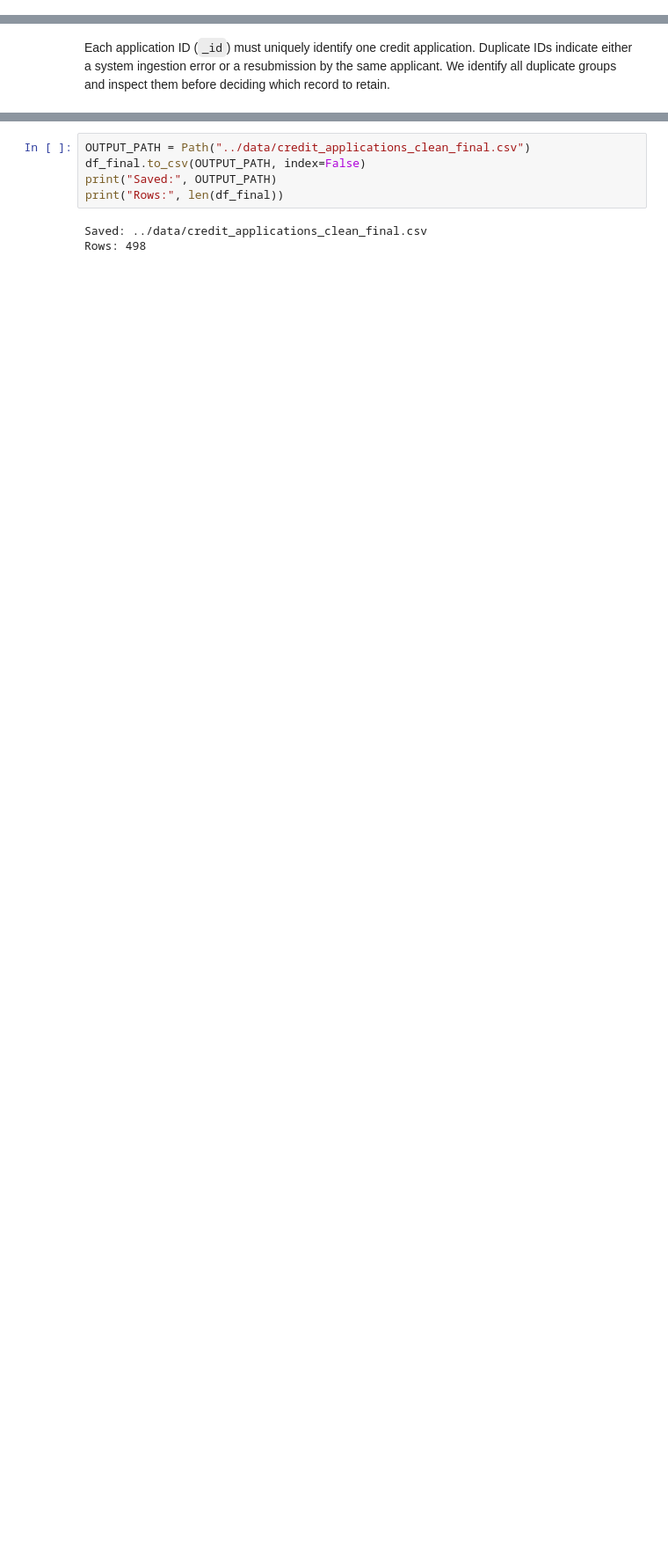
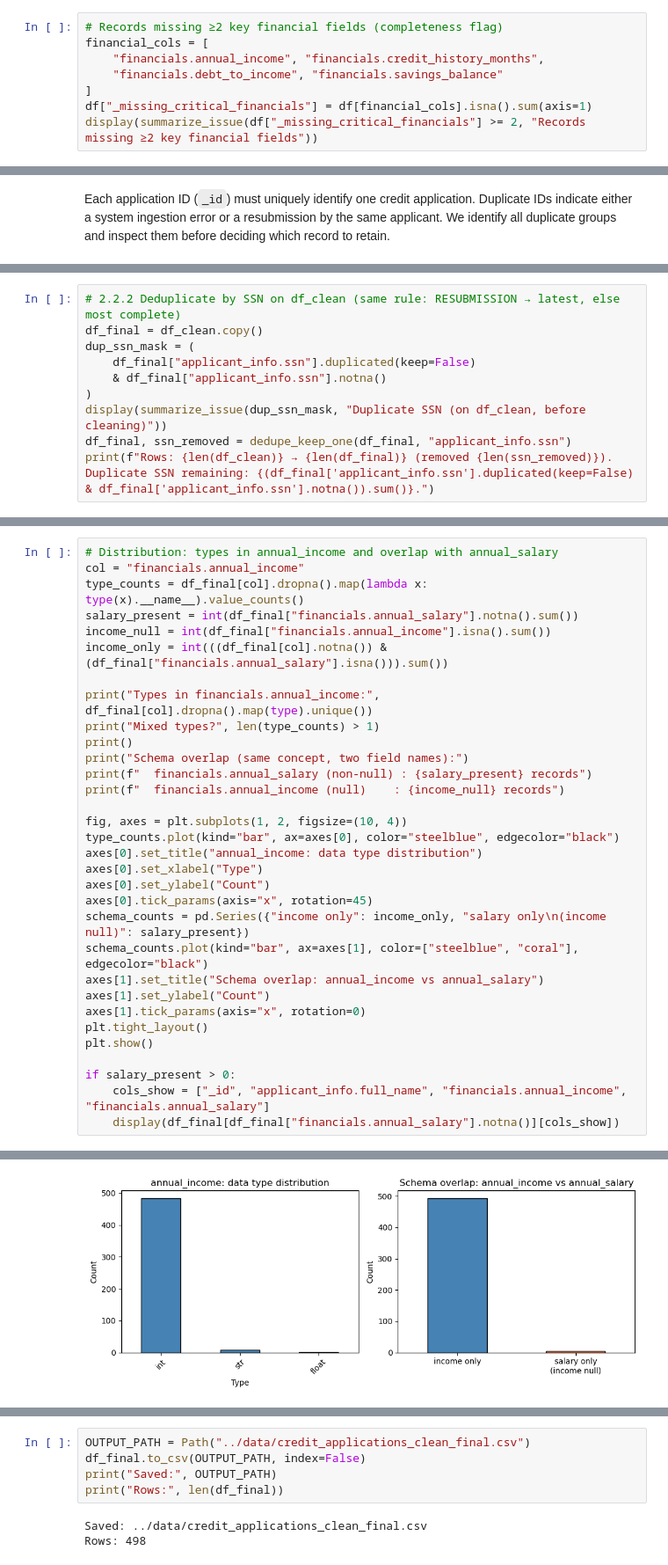
Before and after one commit to PC66323/2606_Data-Ecosystems_G14_novacred, a Jupyter notebook: notebooks/01-data-quality.ipynb, the cells around one changed output, grey strips where cells are left out. Shown at 88% size. Saved outputs shown, nothing was run; the diff lists cells and outputs as text; blank space fills up the shorter version.

```diff
--- a/notebooks/01-data-quality.ipynb
+++ b/notebooks/01-data-quality.ipynb
@@ -140,0 +134,8 @@ df.columns.tolist()
+# %%
+# Records missing ≥2 key financial fields (completeness flag)
+financial_cols = [
+    "financials.annual_income", "financials.credit_history_months",
+    "financials.debt_to_income", "financials.savings_balance"
+]
+df["_missing_critical_financials"] = df[financial_cols].isna().sum(axis=1)
+display(summarize_issue(df["_missing_critical_financials"] >= 2, "Records missing ≥2 key financial fields"))
@@ -830,0 +366,10 @@ Basic underwriting logic requires verified income before approving a loan. Appro
+# %%
+# 2.2.2 Deduplicate by SSN on df_clean (same rule: RESUBMISSION → latest, else most complete)
+df_final = df_clean.copy()
+dup_ssn_mask = (
+    df_final["applicant_info.ssn"].duplicated(keep=False)
+    & df_final["applicant_info.ssn"].notna()
+)
+display(summarize_issue(dup_ssn_mask, "Duplicate SSN (on df_clean, before cleaning)"))
+df_final, ssn_removed = dedupe_keep_one(df_final, "applicant_info.ssn")
+print(f"Rows: {len(df_clean)} → {len(df_final)} (removed {len(ssn_removed)}). Duplicate SSN remaining: {(df_final['applicant_info.ssn'].duplicated(keep=False) & df_final['applicant_info.ssn'].notna()).sum()}.")
@@ -830,0 +394,33 @@ Basic underwriting logic requires verified income before approving a loan. Appro
+# %%
+# Distribution: types in annual_income and overlap with annual_salary
+col = "financials.annual_income"
+type_counts = df_final[col].dropna().map(lambda x: type(x).__name__).value_counts()
+salary_present = int(df_final["financials.annual_salary"].notna().sum())
+income_null = int(df_final["financials.annual_income"].isna().sum())
+income_only = int(((df_final[col].notna()) & (df_final["financials.annual_salary"].isna())).sum())
+
+print("Types in financials.annual_income:", df_final[col].dropna().map(type).unique())
+print("Mixed types?", len(type_counts) > 1)
+print()
+print("Schema overlap (same concept, two field names):")
+print(f"  financials.annual_salary (non-null) : {salary_present} records")
+print(f"  financials.annual_income (null)    : {income_null} records")
+
+fig, axes = plt.subplots(1, 2, figsize=(10, 4))
+type_counts.plot(kind="bar", ax=axes[0], color="steelblue", edgecolor="black")
+axes[0].set_title("annual_income: data type distribution")
+axes[0].set_xlabel("Type")
+axes[0].set_ylabel("Count")
+axes[0].tick_params(axis="x", rotation=45)
+schema_counts = pd.Series({"income only": income_only, "salary only\n(income null)": salary_present})
+schema_counts.plot(kind="bar", ax=axes[1], color=["steelblue", "coral"], edgecolor="black")
+axes[1].set_title("Schema overlap: annual_income vs annual_salary")
+axes[1].set_ylabel("Count")
+axes[1].tick_params(axis="x", rotation=0)
+plt.tight_layout()
+plt.show()
+
+if salary_present > 0:
+    cols_show = ["_id", "applicant_info.full_name", "financials.annual_income", "financials.annual_salary"]
+    display(df_final[df_final["financials.annual_salary"].notna()][cols_show])
+# %% [output]
@@ -830,0 +433 @@ Basic underwriting logic requires verified income before approving a loan. Appro
+[figure, added]
```
Also changed, not shown: parts of 125 cells of this notebook.
